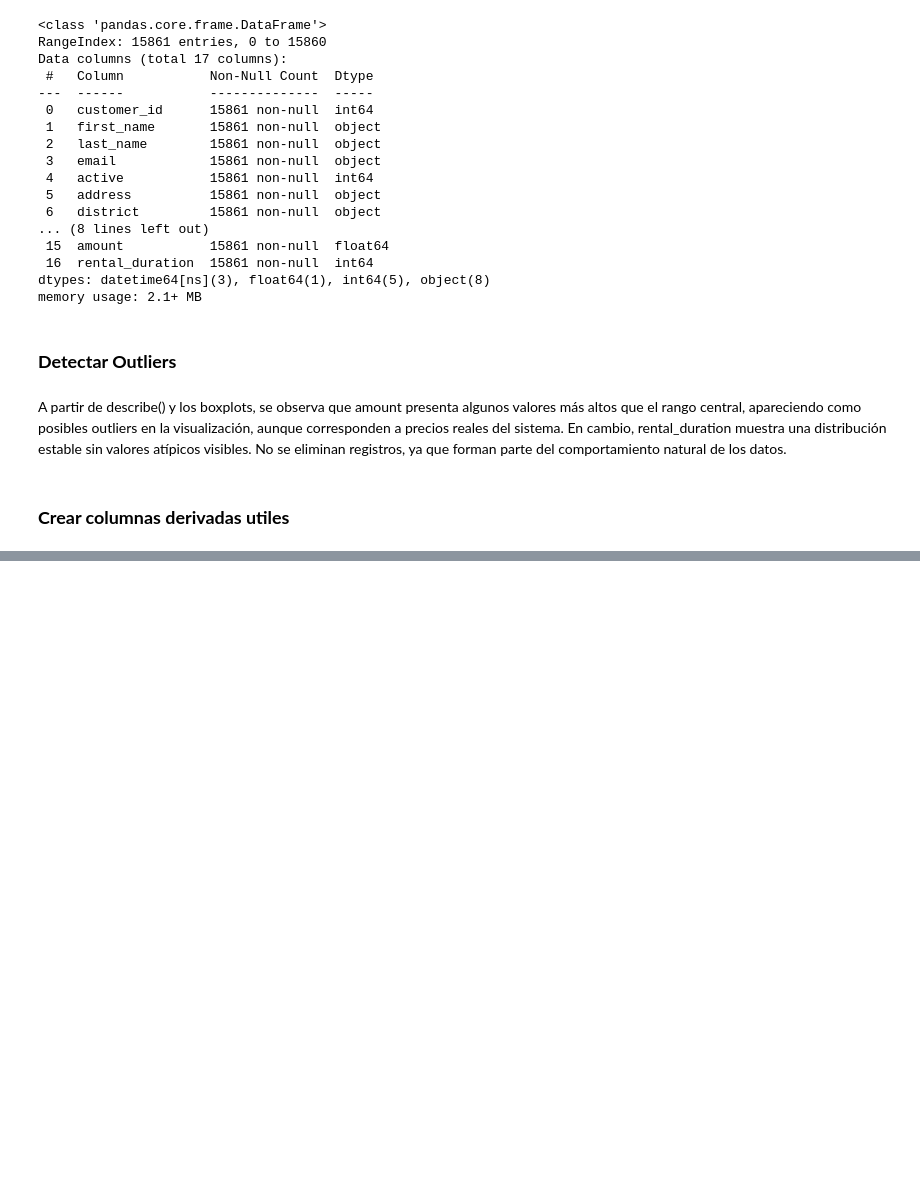
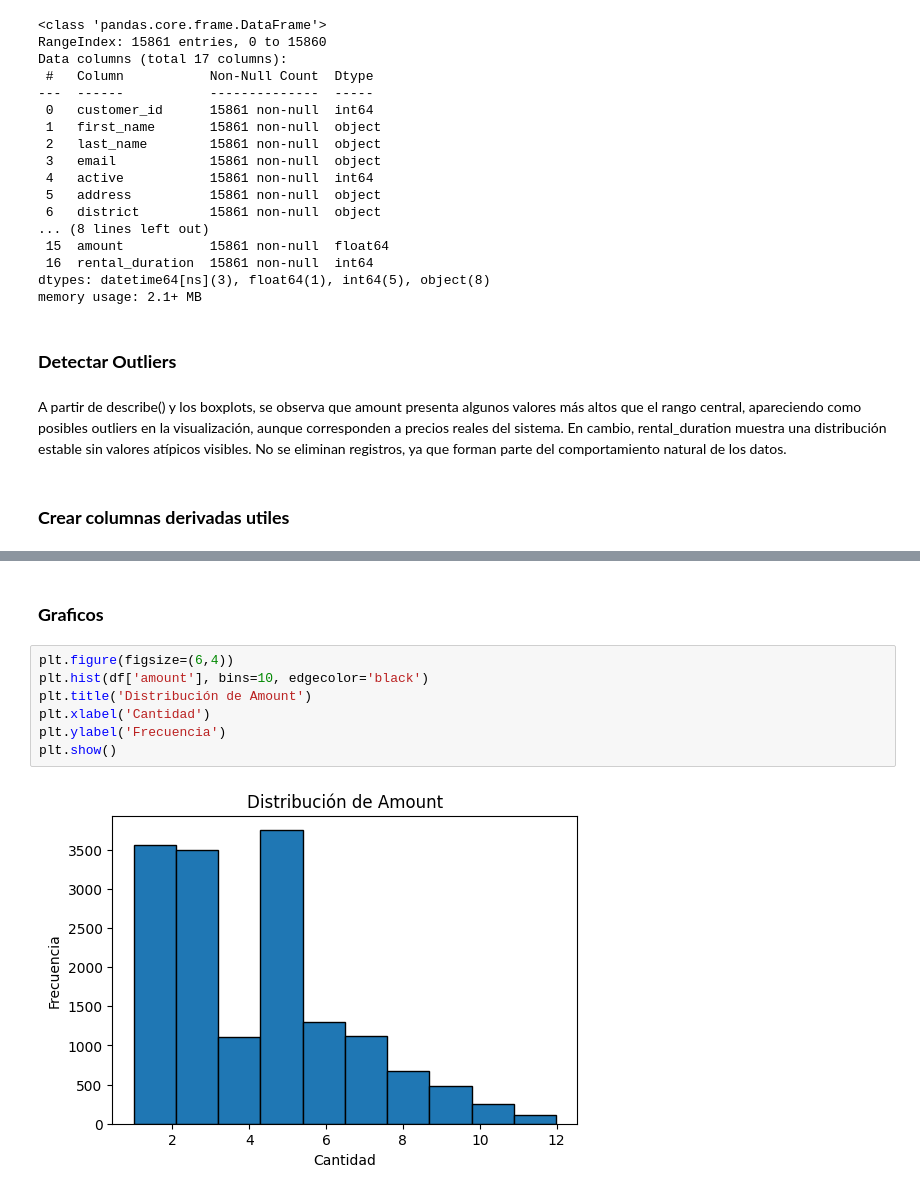
Before and after one commit to Bootcamp-DA-P2/practica4_automation_sql_python_grupo5, a Jupyter notebook: notebooks/limpieza.ipynb, the cells around one changed output, grey strips where cells are left out. Cells and saved outputs as stored; diff of their text form; blank space fills up the shorter version.

Commit message:
feat: add EDA visualizations and analysis

```diff
--- a/notebooks/limpieza.ipynb
+++ b/notebooks/limpieza.ipynb
@@ -167,3 +167,14 @@ df.head()
 | 2 | 408 | manuel | murrell | manuel.murrell@sakilacustomer.org | 1 | 692 amroha drive | northern | 35575 | jaffna | ... |
 | 3 | 333 | andrew | purdy | andrew.purdy@sakilacustomer.org | 1 | 431 szkesfehrvr avenue | baki | 57828 | baku | ... |
 | 4 | 222 | delores | hansen | delores.hansen@sakilacustomer.org | 1 | 810 palghat (palakkad) boulevard | jaroslavl | 73431 | jaroslavl | ... |
+# %% [markdown]
+### **Graficos**
+# %%
+plt.figure(figsize=(6,4))
+plt.hist(df['amount'], bins=10, edgecolor='black')
+plt.title('Distribución de Amount')
+plt.xlabel('Cantidad')
+plt.ylabel('Frecuencia')
+plt.show()
+# %% [output]
+[figure, added]
```
Also changed, not shown: parts of 2 cells of this notebook.
